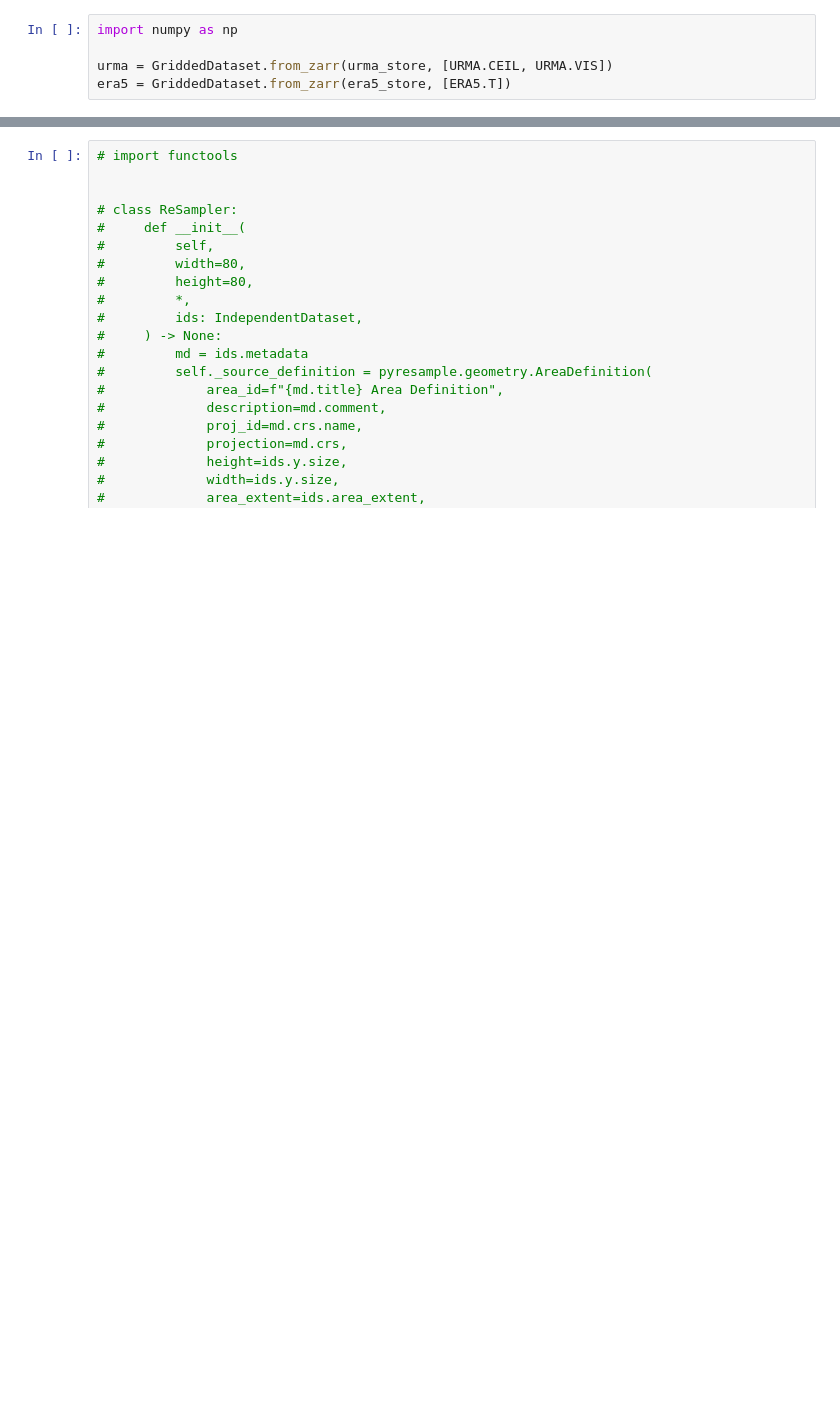
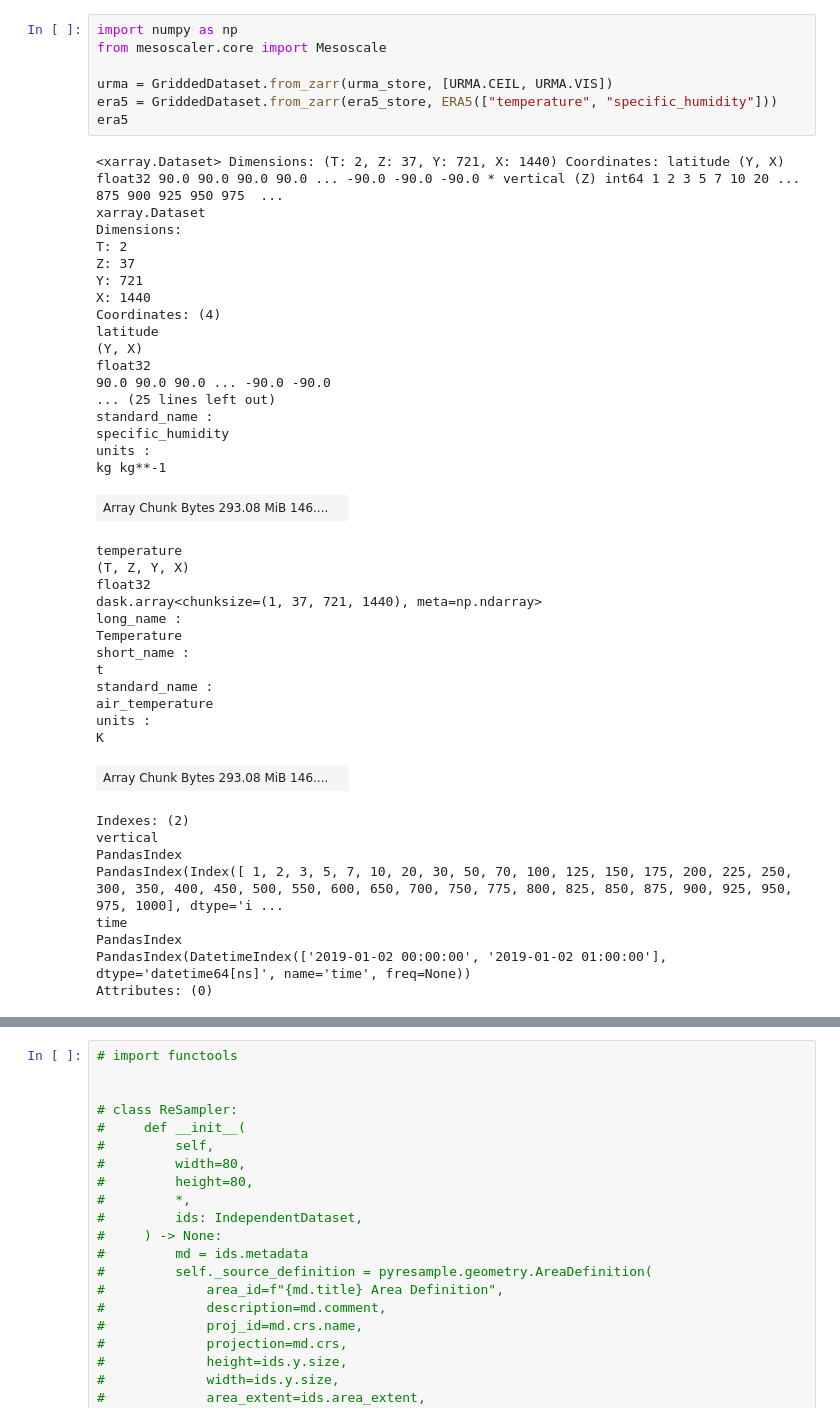
Before and after one commit to leaver2000/mesoformer, a Jupyter notebook: notebooks/3. resampling.ipynb, the cells around one changed output, grey strips where cells are left out. Drawn from its saved outputs; the diff is of its cells as text; blank space fills up the shorter version.

```diff
--- a/notebooks/3. resampling.ipynb
+++ b/notebooks/3. resampling.ipynb
@@ -106,5 +372,47 @@ print(ds.crs.is_geocentric, ds.crs.is_geographic, ds.crs.is_projected)
 # %%
 import numpy as np
+from mesoscaler.core import Mesoscale
 
 urma = GriddedDataset.from_zarr(urma_store, [URMA.CEIL, URMA.VIS])
-era5 = GriddedDataset.from_zarr(era5_store, [ERA5.T])
+era5 = GriddedDataset.from_zarr(era5_store, ERA5(["temperature", "specific_humidity"]))
+era5
+# %% [output]
+<xarray.Dataset> Dimensions: (T: 2, Z: 37, Y: 721, X: 1440) Coordinates: latitude (Y, X) float32 90.0 90.0 90.0 90.0 ... -90.0 -90.0 -90.0 * vertical (Z) int64 1 2 3 5 7 10 20 ... 875 900 925 950 975  ...
+xarray.Dataset
+Dimensions:
+T: 2
+Z: 37
+Y: 721
+X: 1440
+Coordinates: (4)
+latitude
+(Y, X)
+float32
+90.0 90.0 90.0 ... -90.0 -90.0
+... (25 lines left out)
+standard_name :
+specific_humidity
+units :
+kg kg**-1
+| Array Chunk Bytes 293.08 MiB 146.... |  |
+temperature
+(T, Z, Y, X)
+float32
+dask.array<chunksize=(1, 37, 721, 1440), meta=np.ndarray>
+long_name :
+Temperature
+short_name :
+t
+standard_name :
+air_temperature
+units :
+K
+| Array Chunk Bytes 293.08 MiB 146.... |  |
+Indexes: (2)
+vertical
+PandasIndex
+PandasIndex(Index([ 1, 2, 3, 5, 7, 10, 20, 30, 50, 70, 100, 125, 150, 175, 200, 225, 250, 300, 350, 400, 450, 500, 550, 600, 650, 700, 750, 775, 800, 825, 850, 875, 900, 925, 950, 975, 1000], dtype='i ...
+time
+PandasIndex
+PandasIndex(DatetimeIndex(['2019-01-02 00:00:00', '2019-01-02 01:00:00'], dtype='datetime64[ns]', name='time', freq=None))
+Attributes: (0)
```
Also changed, not shown: parts of 13 cells of this notebook, 5 other files.
